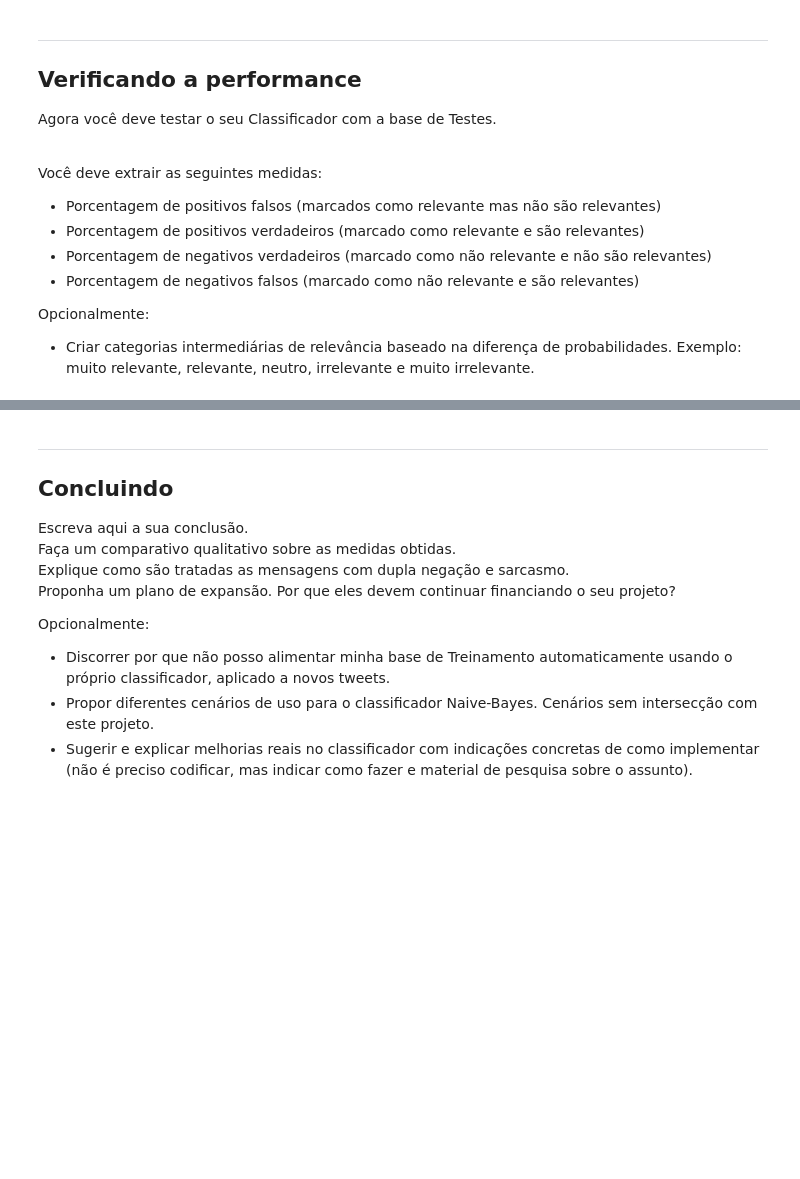
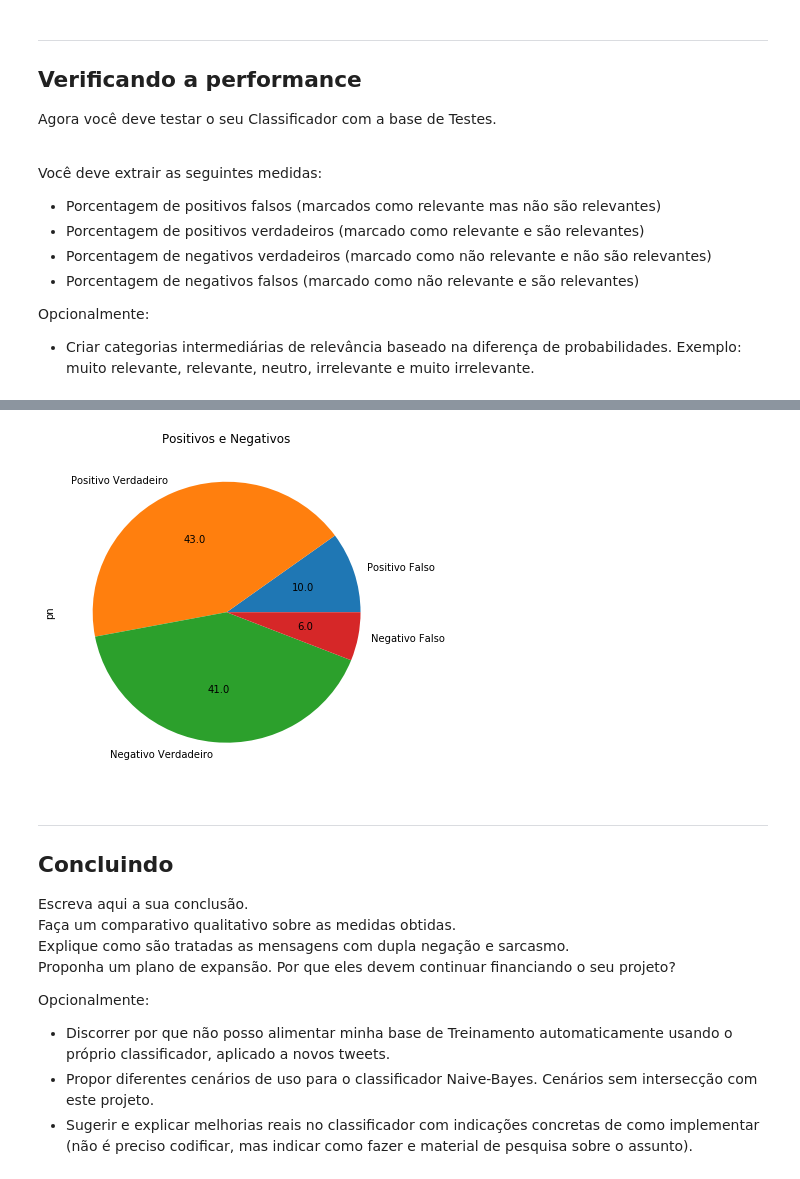
Before and after one commit to GiuPassarelli/NutTheBest, a Jupyter notebook: NutTheBest.ipynb, the cells around one changed output, grey strips where cells are left out. Saved outputs shown, nothing was run; the diff lists cells and outputs as text; code cells hidden in the pictures; blank space fills up the shorter version.

```diff
--- a/NutTheBest.ipynb
+++ b/NutTheBest.ipynb
@@ -345,20 +346,26 @@ PosFalso = 0
 PosVer = 0
 NegVer = 0
 NegFalso = 0
+PeN = []
 
 for i in range(dfteste["Teste"].count()):
     #confirmando
     if dfteste["Relevante"][i]=='Não' and dfteste["Resultado"][i]=='Sim':
         PosFalso+=1
+        PeN.append('Positivo Falso')
+
     if dfteste["Relevante"][i]=='Sim' and dfteste["Resultado"][i]=='Sim':
         PosVer+=1
+        PeN.append('Positivo Verdadeiro')
+
     if dfteste["Relevante"][i]=='Não' and dfteste["Resultado"][i]=='Não':
         NegVer+=1
+        PeN.append('Negativo Verdadeiro')
+
     if dfteste["Relevante"][i]=='Sim' and dfteste["Resultado"][i]=='Não':
         NegFalso+=1
+        PeN.append('Negativo Falso')
 
-print(PosFalso)
-print(PosVer)
-print(NegVer)
-print(NegFalso)
+dfteste["pn"] = PeN
+dfteste
 # %% [output]
@@ -369,3 +390,11 @@ print(NegFalso)
+# %%
+import matplotlib.pyplot as plt
+k = dfteste.pn.value_counts()/len(PeN)*100
+s = k.reindex(['Positivo Falso','Positivo Verdadeiro','Negativo Verdadeiro','Negativo Falso'])
+plot = s.plot(kind='pie',title='Positivos e Negativos',autopct='%.1f',figsize=(6, 6))
+plt.show()
+# %% [output]
+[figure, added]
 # %% [markdown]
 ___
 ## Concluindo
```
Also changed, not shown: parts of 3 cells of this notebook.
